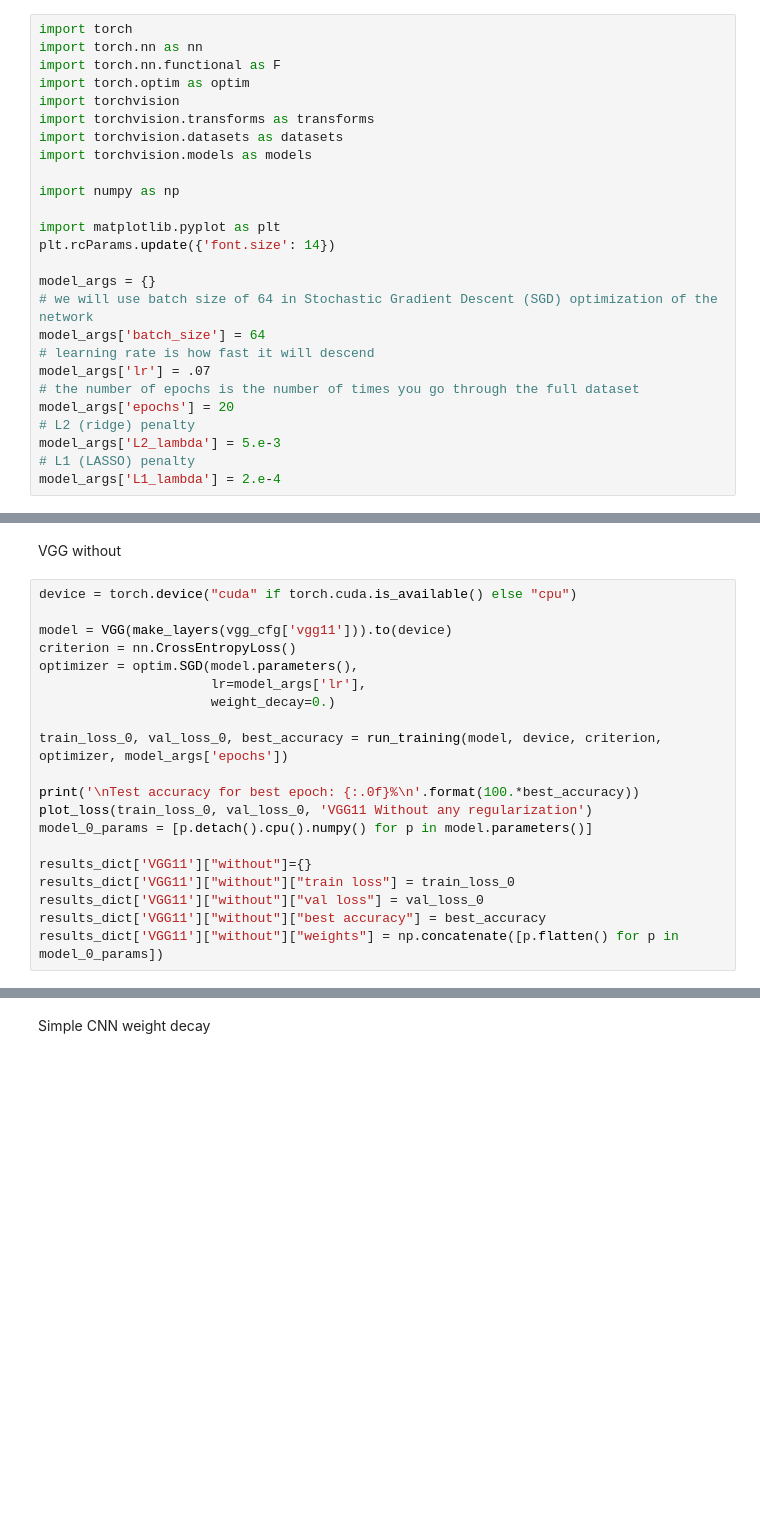
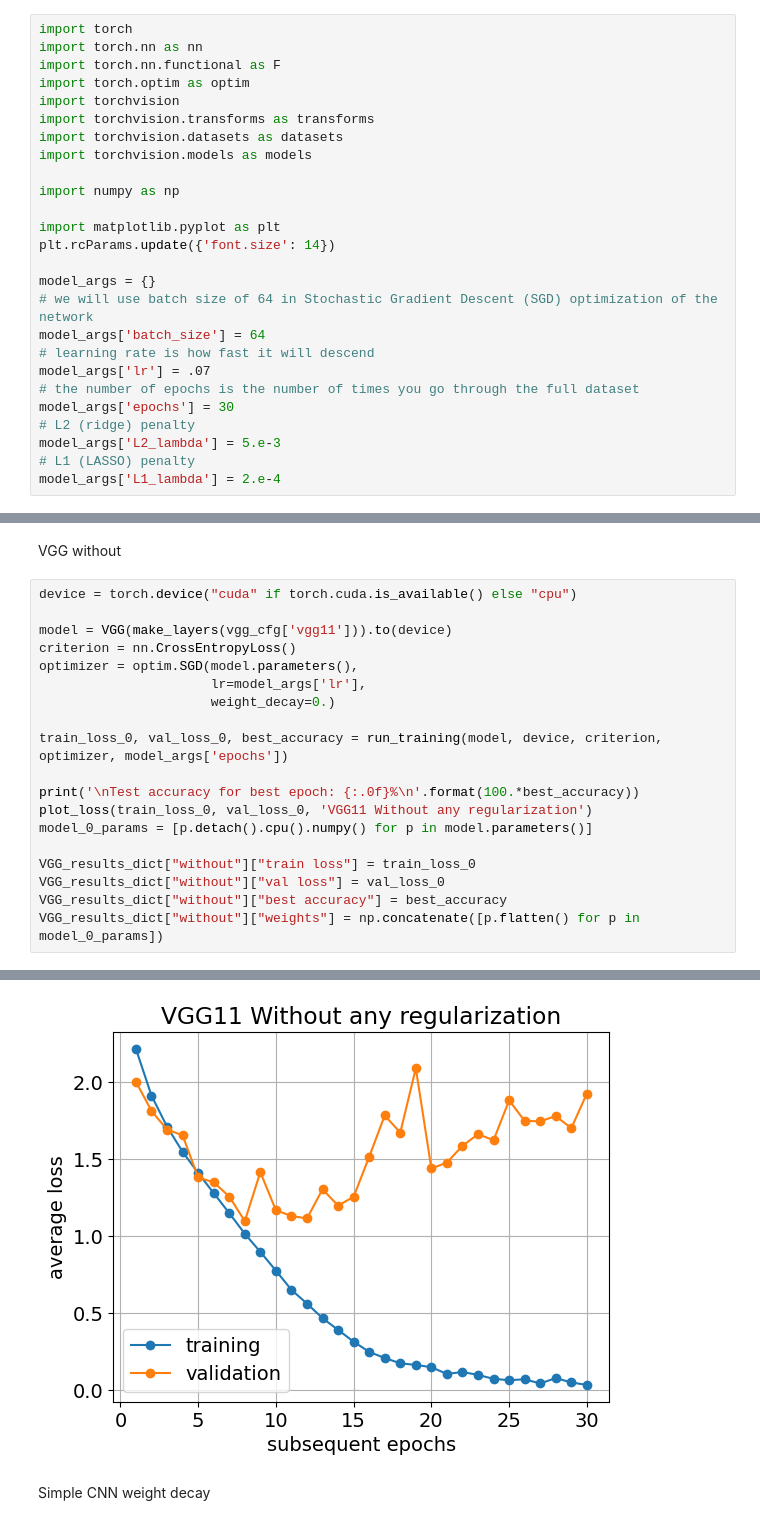
Before and after one commit to a-m-kacz/MLA, a Jupyter notebook: v2_lab4_regularization.ipynb, the cells around one changed output, grey strips where cells are left out. Cells and saved outputs as stored; diff of their text form; blank space fills up the shorter version.

```diff
--- a/v2_lab4_regularization.ipynb
+++ b/v2_lab4_regularization.ipynb
@@ -25,7 +25,7 @@ model_args['batch_size'] = 64
 # learning rate is how fast it will descend
 model_args['lr'] = .07
 # the number of epochs is the number of times you go through the full dataset
-model_args['epochs'] = 20
+model_args['epochs'] = 30
 # L2 (ridge) penalty
 model_args['L2_lambda'] = 5.e-3
 # L1 (LASSO) penalty
@@ -329,8 +312,8 @@ print('\nTest accuracy for best epoch: {:.0f}%\n'.format(100.*best_accuracy))
 plot_loss(train_loss_0, val_loss_0, 'VGG11 Without any regularization')
 model_0_params = [p.detach().cpu().numpy() for p in model.parameters()]
 
-results_dict['VGG11']["without"]={}
-results_dict['VGG11']["without"]["train loss"] = train_loss_0
-results_dict['VGG11']["without"]["val loss"] = val_loss_0
-results_dict['VGG11']["without"]["best accuracy"] = best_accuracy
-results_dict['VGG11']["without"]["weights"] = np.concatenate([p.flatten() for p in model_0_params])
+VGG_results_dict["without"]["train loss"] = train_loss_0
+VGG_results_dict["without"]["val loss"] = val_loss_0
+VGG_results_dict["without"]["best accuracy"] = best_accuracy
+VGG_results_dict["without"]["weights"] = np.concatenate([p.flatten() for p in model_0_params])
+# %% [output]
@@ -337,3 +337,4 @@ results_dict['VGG11']["without"]["weights"] = np.concatenate([p.flatten() for p
+[figure, added]
 # %% [markdown]
 Simple CNN weight decay
 # %%
```
Also changed, not shown: parts of 16 cells of this notebook.
